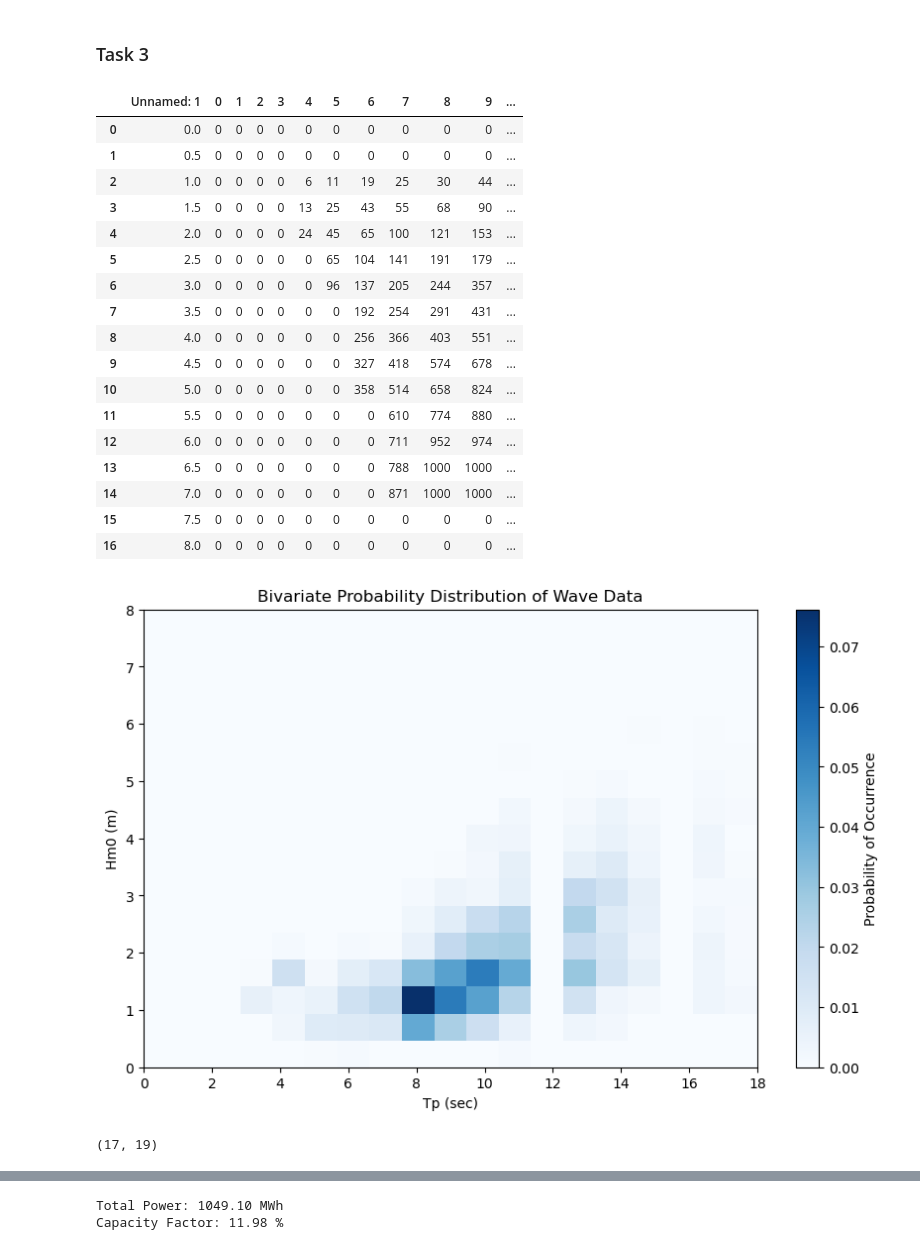
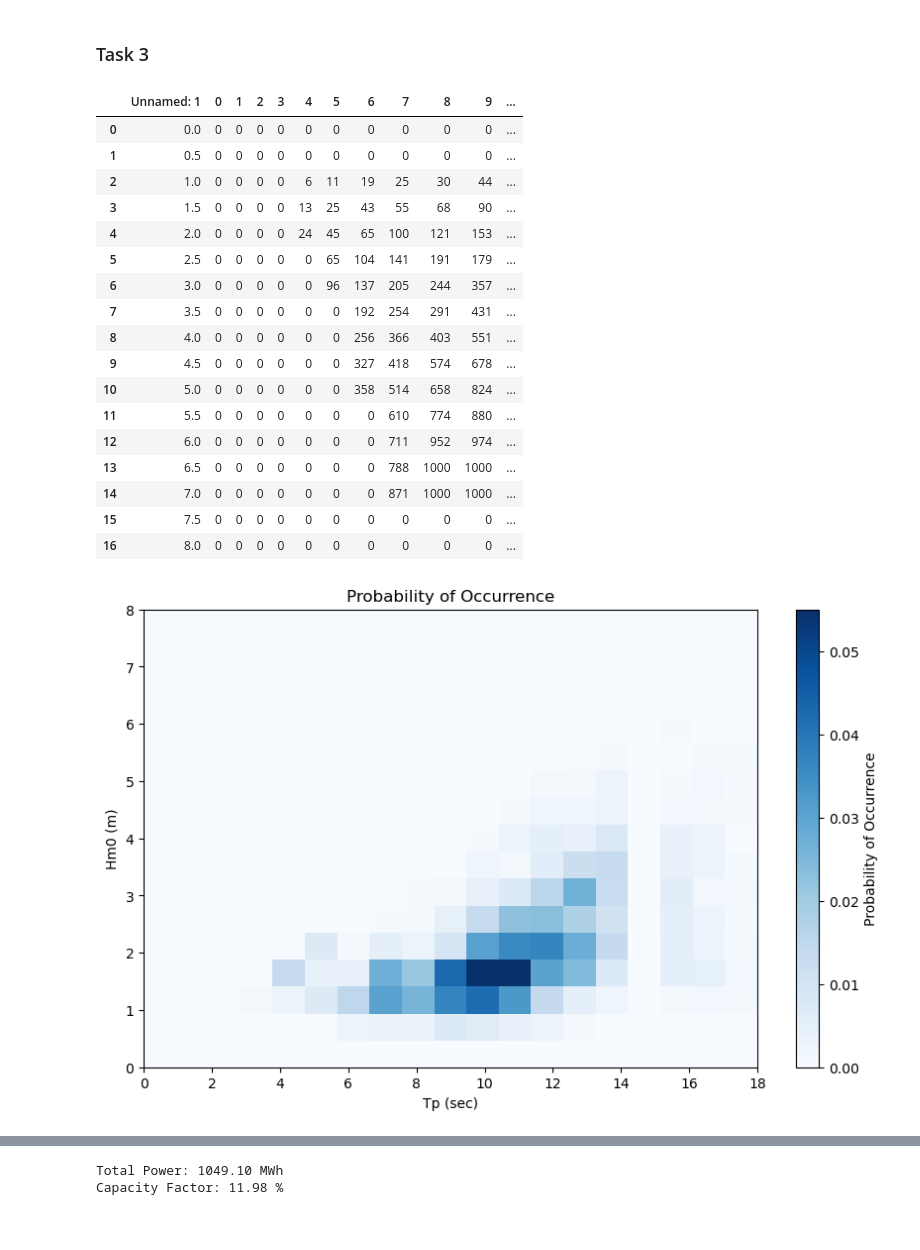
Before and after one commit to Aqdas-M/Offshore-Renewable-Technologies, a Jupyter notebook: Assignment 3/Assignment_3_Code.ipynb, the cells around one changed output, grey strips where cells are left out. Drawn from its saved outputs; the diff is of its cells as text; code cells hidden in the pictures.

Commit message:
plots fixed

```diff
--- a/Assignment 3/Assignment_3_Code.ipynb
+++ b/Assignment 3/Assignment_3_Code.ipynb
@@ -165,17 +165,17 @@ for i in range(len(wave_data)):
 # Compute probability of occurrence for each bin
 probability_matrix = hist_matrix / np.sum(hist_matrix)
 
-# Plot the probability distribution
-plt.figure(figsize=(10, 6))
-plt.imshow(probability_matrix, origin='lower', aspect='auto',
-           extent=[tp_hist_bins[0], tp_hist_bins[-1], hm0_hist_bins[0], hm0_hist_bins[-1]],
-           cmap='Blues')
-plt.colorbar(label='Probability of Occurrence')
-plt.xlabel('Tp (sec)')
-plt.ylabel('Hm0 (m)')
-plt.title('Bivariate Probability Distribution of Wave Data')
-plt.show()
-print(probability_matrix.shape)
+# # Plot the probability distribution
+# plt.figure(figsize=(10, 6))
+# plt.imshow(probability_matrix, origin='lower', aspect='auto',
+#            extent=[tp_hist_bins[0], tp_hist_bins[-1], hm0_hist_bins[0], hm0_hist_bins[-1]],
+#            cmap='Blues')
+# plt.colorbar(label='Probability of Occurrence')
+# plt.xlabel('Tp (sec)')
+# plt.ylabel('Hm0 (m)')
+# plt.title('Bivariate Probability Distribution of Wave Data')
+# plt.show()
+# print(probability_matrix.shape)
 
 
 # Build bin counts by assigning each (Hm0, Tp) to the nearest grid point in power_data
@@ -189,33 +189,32 @@ for i in range(len(wave_data)):
 nearest_probability = nearest_bin_counts / nearest_bin_counts.sum()
 
 # Plot probability of occurrence on the power_data grid
 plt.figure(figsize=(10, 6))
 plt.imshow(nearest_probability, origin='lower', aspect='auto',
            extent=[tp_values.min(), tp_values.max(), hm0_values.min(), hm0_values.max()],
            cmap='Blues')
 plt.colorbar(label='Probability of Occurrence')
 plt.xlabel('Tp (sec)')
 plt.ylabel('Hm0 (m)')
-plt.title('Probability of Occurrence (Nearest-Grid Binning)')
+plt.title('Probability of Occurrence')
 plt.show()
 # %% [output]
 |  | Unnamed: 1 | 0 | 1 | 2 | 3 | 4 | 5 | 6 | 7 | 8 | 9 | ... |
 | 0 | 0.0 | 0 | 0 | 0 | 0 | 0 | 0 | 0 | 0 | 0 | 0 | ... |
 | 1 | 0.5 | 0 | 0 | 0 | 0 | 0 | 0 | 0 | 0 | 0 | 0 | ... |
 | 2 | 1.0 | 0 | 0 | 0 | 0 | 6 | 11 | 19 | 25 | 30 | 44 | ... |
 | 3 | 1.5 | 0 | 0 | 0 | 0 | 13 | 25 | 43 | 55 | 68 | 90 | ... |
 | 4 | 2.0 | 0 | 0 | 0 | 0 | 24 | 45 | 65 | 100 | 121 | 153 | ... |
 | 5 | 2.5 | 0 | 0 | 0 | 0 | 0 | 65 | 104 | 141 | 191 | 179 | ... |
 | 6 | 3.0 | 0 | 0 | 0 | 0 | 0 | 96 | 137 | 205 | 244 | 357 | ... |
 | 7 | 3.5 | 0 | 0 | 0 | 0 | 0 | 0 | 192 | 254 | 291 | 431 | ... |
 | 8 | 4.0 | 0 | 0 | 0 | 0 | 0 | 0 | 256 | 366 | 403 | 551 | ... |
 | 9 | 4.5 | 0 | 0 | 0 | 0 | 0 | 0 | 327 | 418 | 574 | 678 | ... |
 | 10 | 5.0 | 0 | 0 | 0 | 0 | 0 | 0 | 358 | 514 | 658 | 824 | ... |
 | 11 | 5.5 | 0 | 0 | 0 | 0 | 0 | 0 | 0 | 610 | 774 | 880 | ... |
 | 12 | 6.0 | 0 | 0 | 0 | 0 | 0 | 0 | 0 | 711 | 952 | 974 | ... |
 | 13 | 6.5 | 0 | 0 | 0 | 0 | 0 | 0 | 0 | 788 | 1000 | 1000 | ... |
 | 14 | 7.0 | 0 | 0 | 0 | 0 | 0 | 0 | 0 | 871 | 1000 | 1000 | ... |
 | 15 | 7.5 | 0 | 0 | 0 | 0 | 0 | 0 | 0 | 0 | 0 | 0 | ... |
 | 16 | 8.0 | 0 | 0 | 0 | 0 | 0 | 0 | 0 | 0 | 0 | 0 | ... |
-[figure, old version]
+[figure, new version]
-(17, 19)
```
Also changed, not shown: parts of 2 cells of this notebook.
